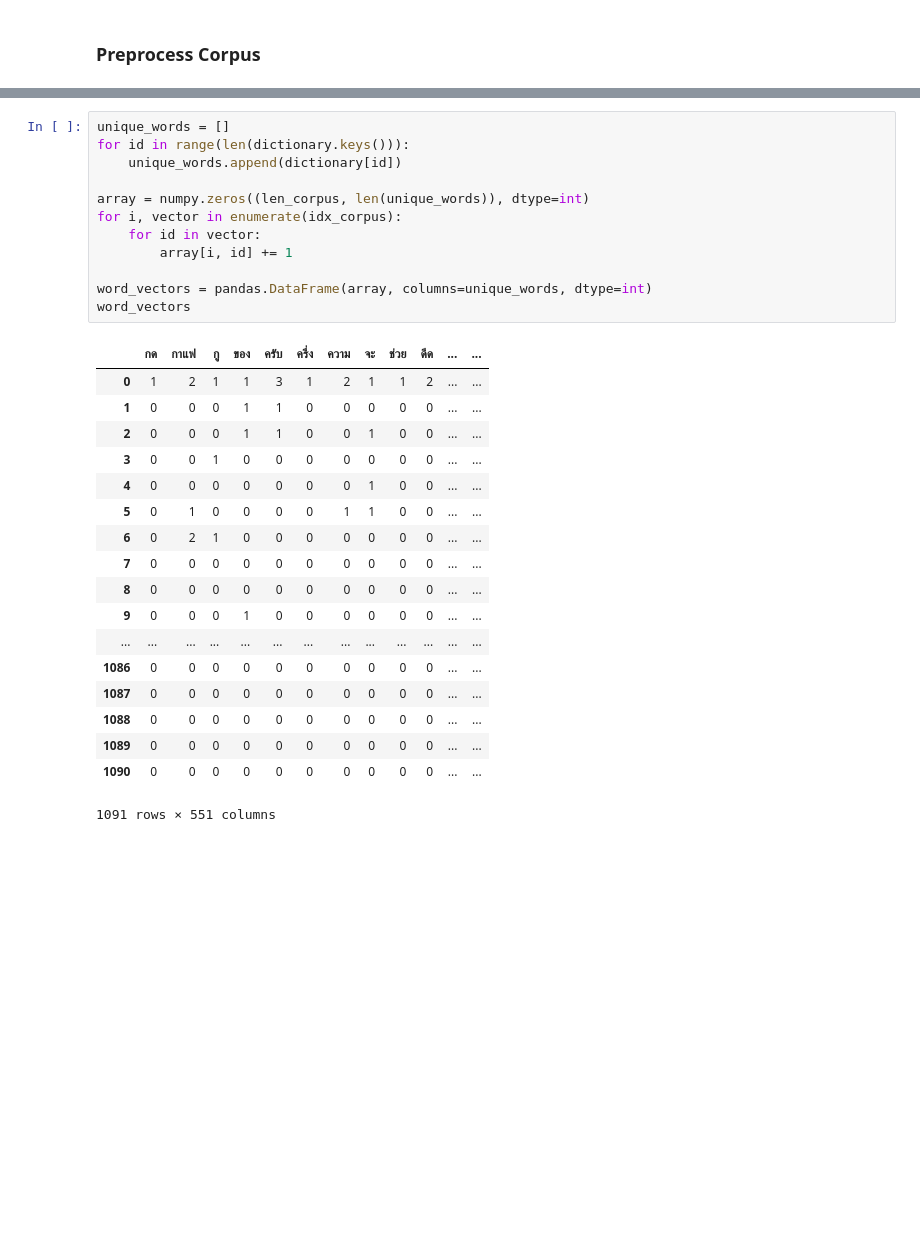
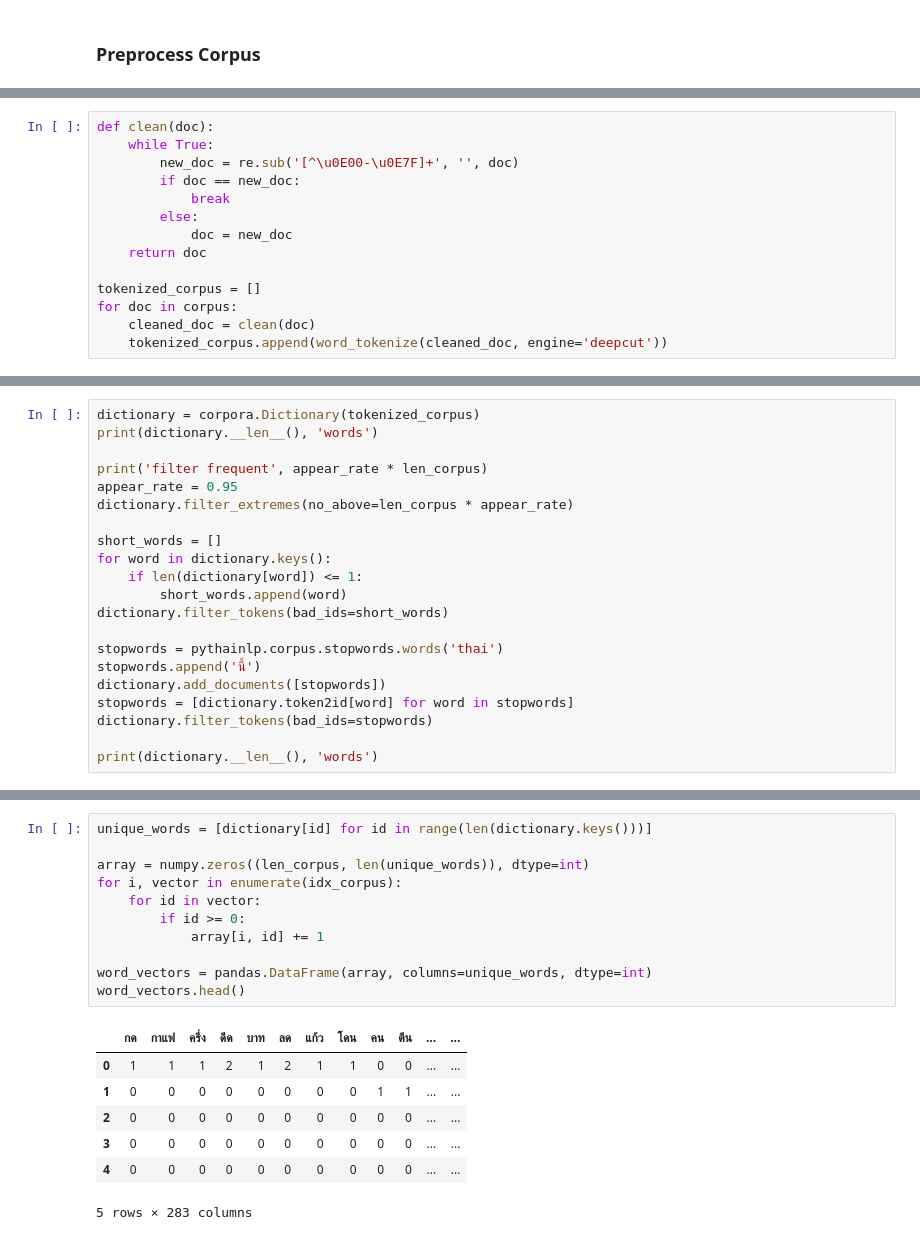
Before and after one commit to kanoonsantikul/online-opinion-topic-clustering, a Jupyter notebook: src/K-Mean.ipynb, the cells around one changed output, grey strips where cells are left out. Drawn from its saved outputs; the diff is of its cells as text; blank space fills up the shorter version.

Commit message:
k-mean - remove stopwords and refactor code

```diff
--- a/src/K-Mean.ipynb
+++ b/src/K-Mean.ipynb
@@ -99,0 +52,14 @@ for doc in idx_corpus:
+# %%
+def clean(doc):
+    while True:
+        new_doc = re.sub('[^\u0E00-\u0E7F]+', '', doc)
+        if doc == new_doc:
+            break
+        else:
+            doc = new_doc
+    return doc
+
+tokenized_corpus = []
+for doc in corpus:
+    cleaned_doc = clean(doc)
+    tokenized_corpus.append(word_tokenize(cleaned_doc, engine='deepcut'))
@@ -99,0 +70,21 @@ for doc in idx_corpus:
+# %%
+dictionary = corpora.Dictionary(tokenized_corpus)
+print(dictionary.__len__(), 'words')
+
+print('filter frequent', appear_rate * len_corpus)
+appear_rate = 0.95
+dictionary.filter_extremes(no_above=len_corpus * appear_rate)
+
+short_words = []
+for word in dictionary.keys():
+    if len(dictionary[word]) <= 1:
+        short_words.append(word)
+dictionary.filter_tokens(bad_ids=short_words)
+
+stopwords = pythainlp.corpus.stopwords.words('thai')
+stopwords.append('นี้')
+dictionary.add_documents([stopwords])
+stopwords = [dictionary.token2id[word] for word in stopwords]
+dictionary.filter_tokens(bad_ids=stopwords)
+
+print(dictionary.__len__(), 'words')
@@ -100,34 +106,22 @@ for doc in idx_corpus:
 # %%
-unique_words = []
-for id in range(len(dictionary.keys())):
-    unique_words.append(dictionary[id])
+unique_words = [dictionary[id] for id in range(len(dictionary.keys()))]
 
 array = numpy.zeros((len_corpus, len(unique_words)), dtype=int)
 for i, vector in enumerate(idx_corpus):
     for id in vector:
-        array[i, id] += 1
+        if id >= 0:
+            array[i, id] += 1
 
 word_vectors = pandas.DataFrame(array, columns=unique_words, dtype=int)
-word_vectors
+word_vectors.head()
 # %% [output]
-|  | กด | กาแฟ | กู | ของ | ครับ | ครึ่ง | ความ | จะ | ช่วย | ดีด | ... | ... |
-| 0 | 1 | 2 | 1 | 1 | 3 | 1 | 2 | 1 | 1 | 2 | ... | ... |
-| 1 | 0 | 0 | 0 | 1 | 1 | 0 | 0 | 0 | 0 | 0 | ... | ... |
-| 2 | 0 | 0 | 0 | 1 | 1 | 0 | 0 | 1 | 0 | 0 | ... | ... |
-| 3 | 0 | 0 | 1 | 0 | 0 | 0 | 0 | 0 | 0 | 0 | ... | ... |
-| 4 | 0 | 0 | 0 | 0 | 0 | 0 | 0 | 1 | 0 | 0 | ... | ... |
-| 5 | 0 | 1 | 0 | 0 | 0 | 0 | 1 | 1 | 0 | 0 | ... | ... |
-| 6 | 0 | 2 | 1 | 0 | 0 | 0 | 0 | 0 | 0 | 0 | ... | ... |
-| 7 | 0 | 0 | 0 | 0 | 0 | 0 | 0 | 0 | 0 | 0 | ... | ... |
-| 8 | 0 | 0 | 0 | 0 | 0 | 0 | 0 | 0 | 0 | 0 | ... | ... |
-| 9 | 0 | 0 | 0 | 1 | 0 | 0 | 0 | 0 | 0 | 0 | ... | ... |
-| ... | ... | ... | ... | ... | ... | ... | ... | ... | ... | ... | ... | ... |
-| 1086 | 0 | 0 | 0 | 0 | 0 | 0 | 0 | 0 | 0 | 0 | ... | ... |
-| 1087 | 0 | 0 | 0 | 0 | 0 | 0 | 0 | 0 | 0 | 0 | ... | ... |
-| 1088 | 0 | 0 | 0 | 0 | 0 | 0 | 0 | 0 | 0 | 0 | ... | ... |
-| 1089 | 0 | 0 | 0 | 0 | 0 | 0 | 0 | 0 | 0 | 0 | ... | ... |
-| 1090 | 0 | 0 | 0 | 0 | 0 | 0 | 0 | 0 | 0 | 0 | ... | ... |
+|  | กด | กาแฟ | ครึ่ง | ดีด | บาท | ลด | แก้ว | โดน | คน | ตีน | ... | ... |
+| 0 | 1 | 1 | 1 | 2 | 1 | 2 | 1 | 1 | 0 | 0 | ... | ... |
+| 1 | 0 | 0 | 0 | 0 | 0 | 0 | 0 | 0 | 1 | 1 | ... | ... |
+| 2 | 0 | 0 | 0 | 0 | 0 | 0 | 0 | 0 | 0 | 0 | ... | ... |
+| 3 | 0 | 0 | 0 | 0 | 0 | 0 | 0 | 0 | 0 | 0 | ... | ... |
+| 4 | 0 | 0 | 0 | 0 | 0 | 0 | 0 | 0 | 0 | 0 | ... | ... |
-1091 rows × 551 columns
+5 rows × 283 columns
 # %%
 cluster_num = len(clusters)
 from sklearn.cluster import KMeans
```
Also changed, not shown: parts of 19 cells of this notebook.
